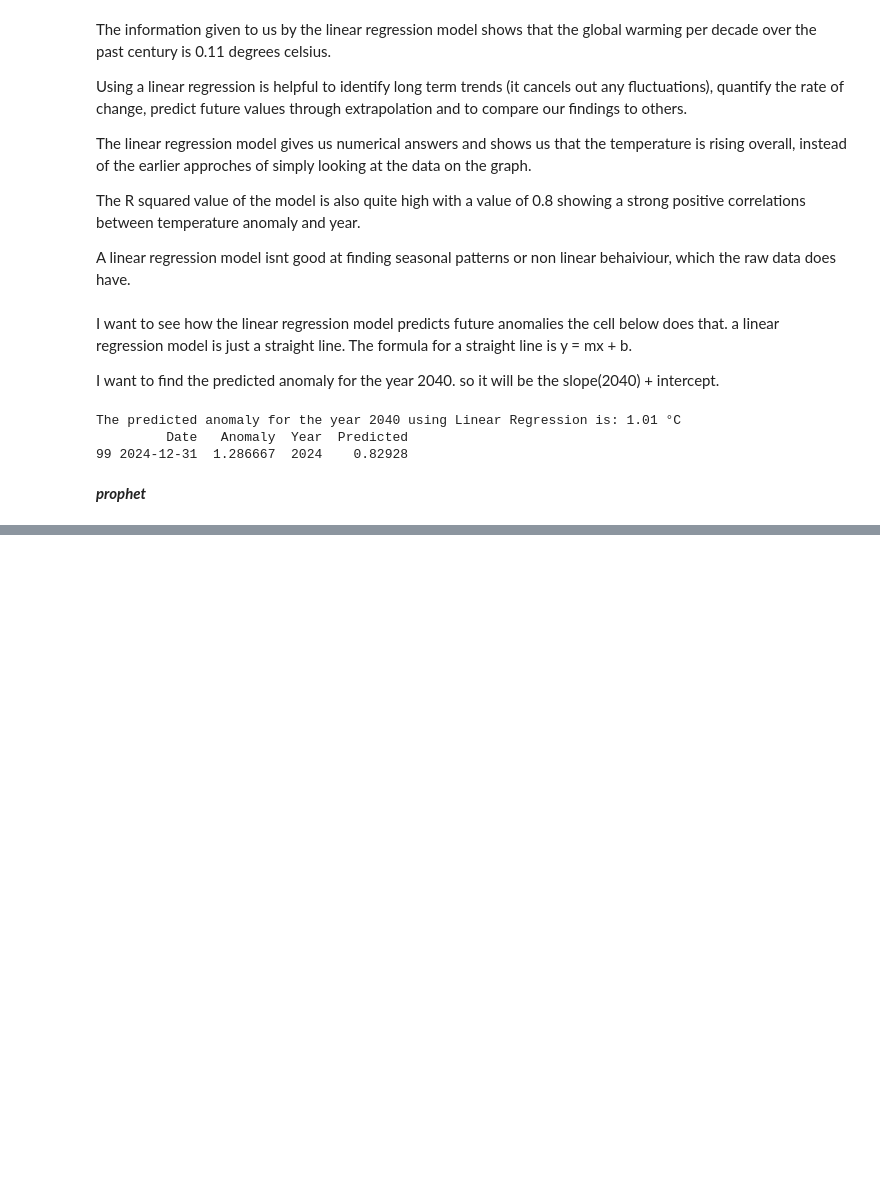
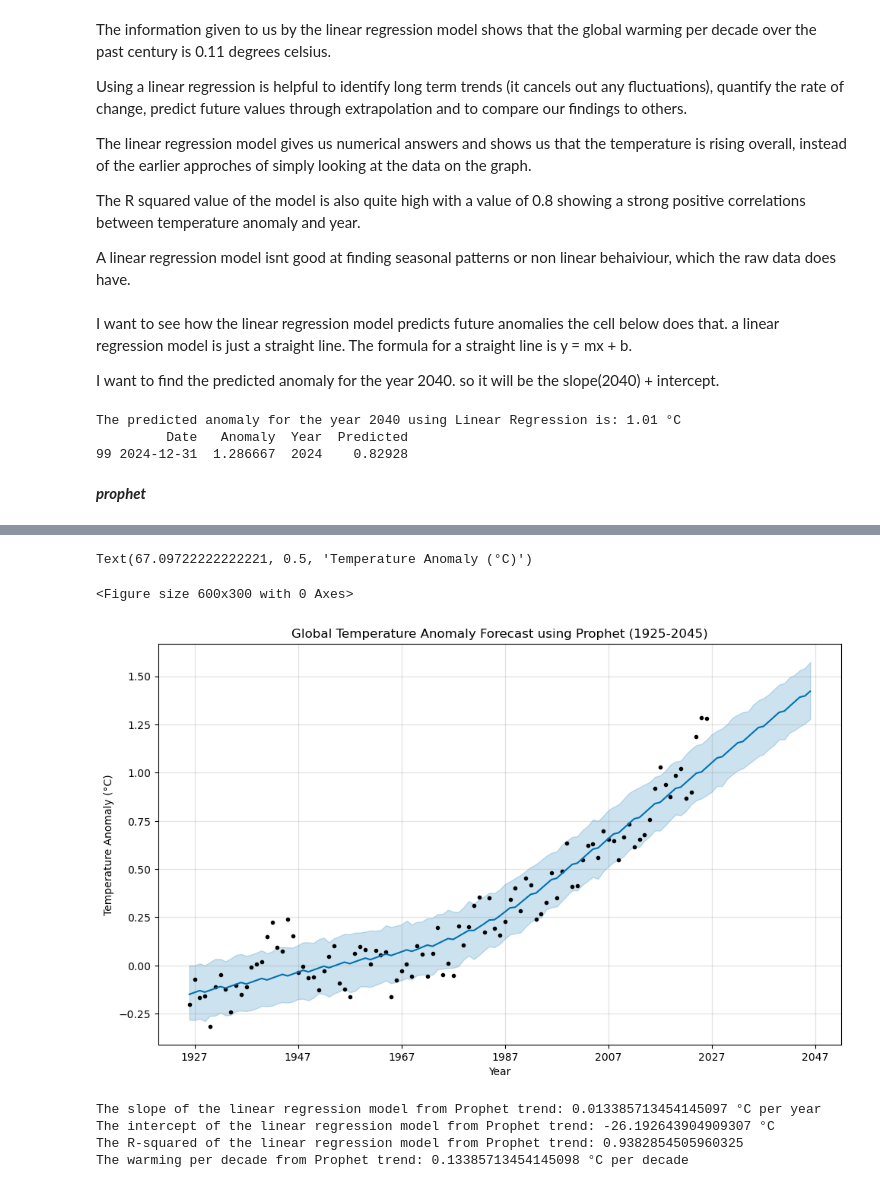
Before and after one commit to momopj/Temp-Anomaly-Analysis, a Jupyter notebook: Analysis.ipynb, the cells around one changed output, grey strips where cells are left out. Cells and saved outputs as stored; diff of their text form; code cells hidden in the pictures; blank space fills up the shorter version.

```diff
--- a/Analysis.ipynb
+++ b/Analysis.ipynb
@@ -189,4 +189,17 @@ The predicted anomaly for the year 2040 using Linear Regression is: 1.01 °C
 ***prophet***
 # %%
 from prophet import Prophet
+
+proph_df = yearly_df[['Date', 'Anomaly']].rename(columns={'Date': 'ds', 'Anomaly': 'y'})
+proph_model = Prophet()
+proph_model.fit(proph_df)
+
+future_anomalies = proph_model.make_future_dataframe(periods=20, freq='Y')
+future_forecast = proph_model.predict(future_anomalies)
+
+plt.figure(figsize=(6, 3))
+proph_model.plot(future_forecast)
+plt.title('Global Temperature Anomaly Forecast using Prophet (1925-2045)')
+plt.xlabel('Year')
+plt.ylabel('Temperature Anomaly (°C)')
 # %% [output]
@@ -193,0 +208,26 @@ ModuleNotFoundError: No module named 'prophet'
+Text(67.09722222222221, 0.5, 'Temperature Anomaly (°C)')
+<Figure size 600x300 with 0 Axes>
+[figure, added]
+# %%
+trend_df = future_forecast[['ds', 'trend']].copy()
+trend_df['Year'] = trend_df['ds'].dt.year
+
+X = trend_df['Year'].to_numpy().reshape(-1, 1)
+y = trend_df['trend'].to_numpy()
+model = LinearRegression()
+model.fit(X, y)
+
+trend_slope = model.coef_[0]
+trend_intercept = model.intercept_
+trend_r_squared = model.score(X, y)
+trend_warming_per_decade = trend_slope * 10
+
+print("The slope of the linear regression model from Prophet trend:", trend_slope, "°C per year")
+print("The intercept of the linear regression model from Prophet trend:", trend_intercept, "°C")
+print("The R-squared of the linear regression model from Prophet trend:", trend_r_squared)
+print("The warming per decade from Prophet trend:", trend_warming_per_decade, "°C per decade")
+# %% [output]
+The slope of the linear regression model from Prophet trend: 0.013385713454145097 °C per year
+The intercept of the linear regression model from Prophet trend: -26.192643904909307 °C
+The R-squared of the linear regression model from Prophet trend: 0.9382854505960325
+The warming per decade from Prophet trend: 0.13385713454145098 °C per decade
```
Also changed, not shown: parts of 6 cells of this notebook.
